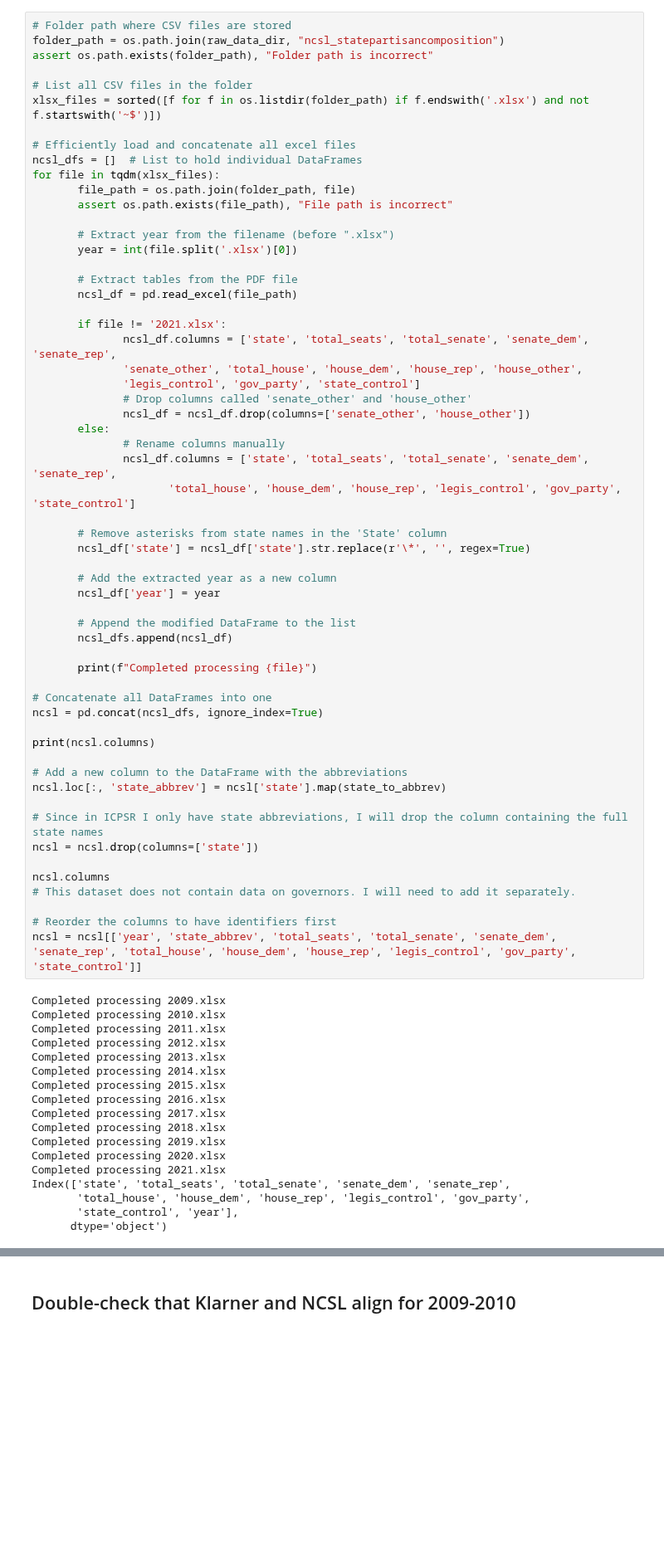
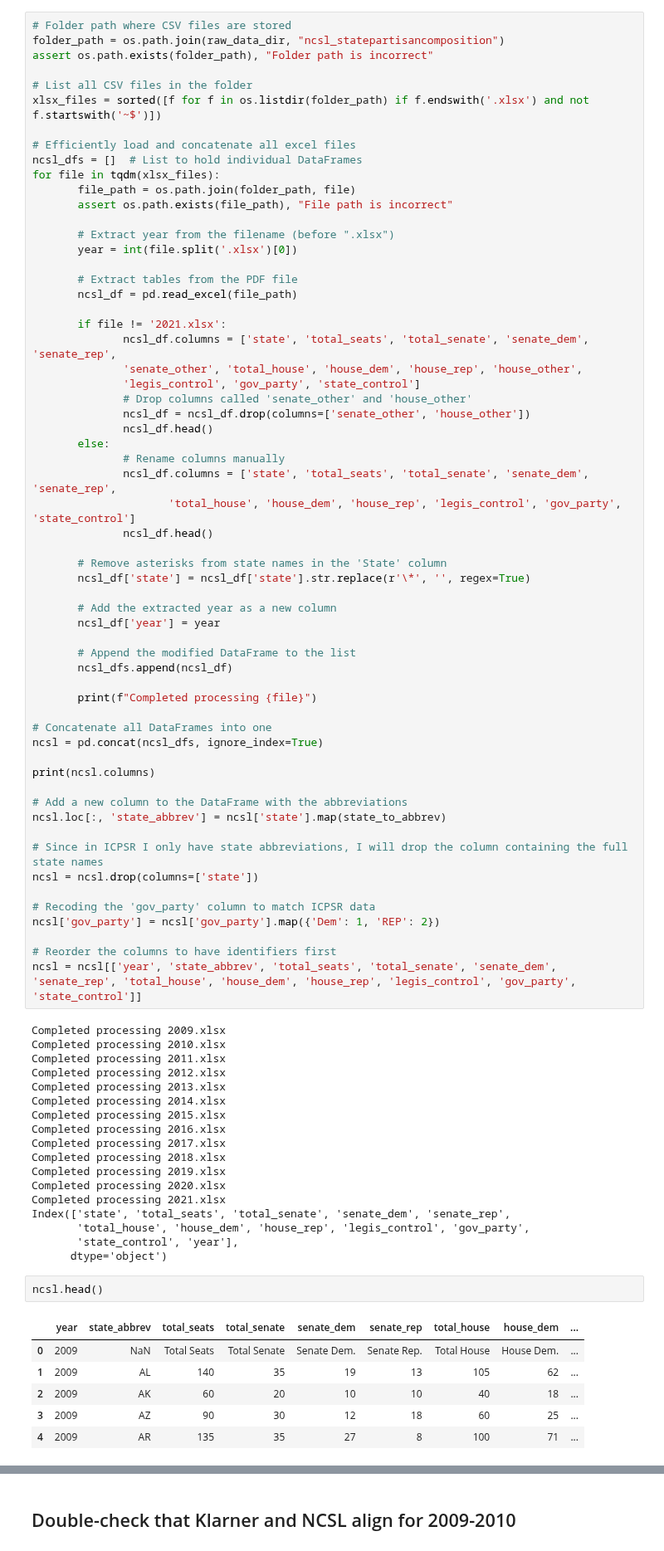
Before and after one commit to batShimon/similarity_data, a Jupyter notebook: merging_Klarner_and_ICPSR.ipynb, the cells around one changed output, grey strips where cells are left out. Shown at 83% size. Cells and saved outputs as stored; diff of their text form; blank space fills up the shorter version.

```diff
--- a/merging_Klarner_and_ICPSR.ipynb
+++ b/merging_Klarner_and_ICPSR.ipynb
@@ -820,10 +822,12 @@ for file in tqdm(xlsx_files):
               'legis_control', 'gov_party', 'state_control']
               # Drop columns called 'senate_other' and 'house_other'
               ncsl_df = ncsl_df.drop(columns=['senate_other', 'house_other'])
+              ncsl_df.head()
        else:
               # Rename columns manually
               ncsl_df.columns = ['state', 'total_seats', 'total_senate', 'senate_dem', 'senate_rep',
                      'total_house', 'house_dem', 'house_rep', 'legis_control', 'gov_party', 'state_control']
+              ncsl_df.head()
 
        # Remove asterisks from state names in the 'State' column
        ncsl_df['state'] = ncsl_df['state'].str.replace(r'\*', '', regex=True)
@@ -847,8 +851,8 @@ ncsl.loc[:, 'state_abbrev'] = ncsl['state'].map(state_to_abbrev)
 # Since in ICPSR I only have state abbreviations, I will drop the column containing the full state names
 ncsl = ncsl.drop(columns=['state'])
 
-ncsl.columns
-# This dataset does not contain data on governors. I will need to add it separately.
+# Recoding the 'gov_party' column to match ICPSR data
+ncsl['gov_party'] = ncsl['gov_party'].map({'Dem': 1, 'REP': 2})
 
 # Reorder the columns to have identifiers first
 ncsl = ncsl[['year', 'state_abbrev', 'total_seats', 'total_senate', 'senate_dem',
@@ -871,6 +875,15 @@ Index(['state', 'total_seats', 'total_senate', 'senate_dem', 'senate_rep',
        'total_house', 'house_dem', 'house_rep', 'legis_control', 'gov_party',
        'state_control', 'year'],
       dtype='object')
+# %%
+ncsl.head()
+# %% [output]
+|  | year | state_abbrev | total_seats | total_senate | senate_dem | senate_rep | total_house | house_dem | ... |
+| 0 | 2009 | NaN | Total Seats | Total Senate | Senate Dem. | Senate Rep. | Total House | House Dem. | ... |
+| 1 | 2009 | AL | 140 | 35 | 19 | 13 | 105 | 62 | ... |
+| 2 | 2009 | AK | 60 | 20 | 10 | 10 | 40 | 18 | ... |
+| 3 | 2009 | AZ | 90 | 30 | 12 | 18 | 60 | 25 | ... |
+| 4 | 2009 | AR | 135 | 35 | 27 | 8 | 100 | 71 | ... |
 # %%
 # List of columns to convert to numeric
 numeric_cols = [
```
Also changed, not shown: parts of 2 cells of this notebook.
